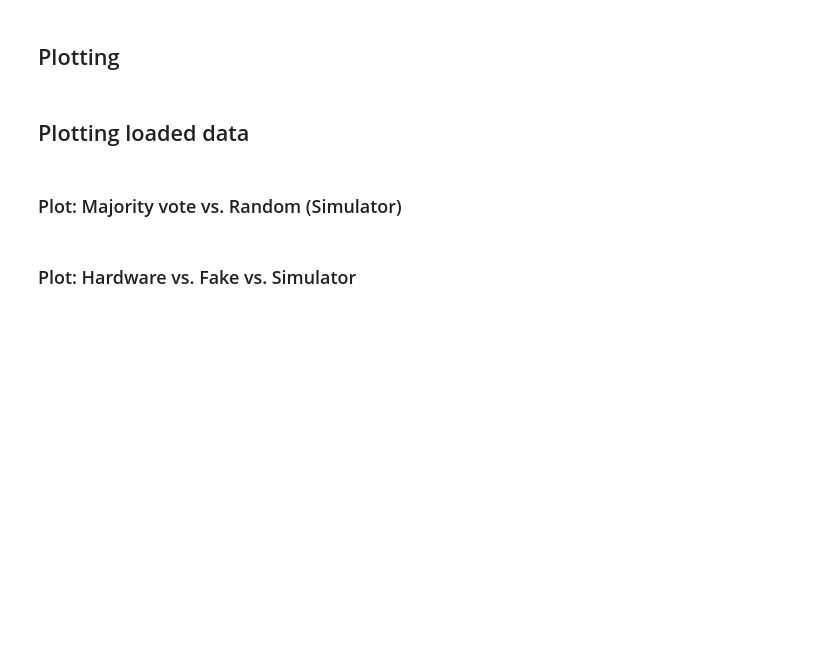
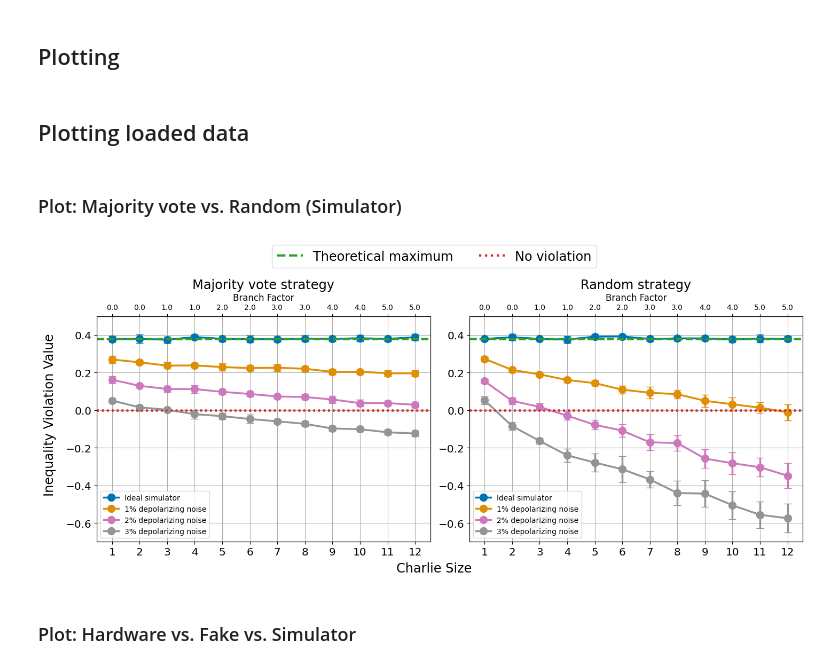
Before and after one commit to unitaryfoundation/wigners_friend, a Jupyter notebook: notebooks/semi_brukner_ewfs.ipynb, the cells around one changed output. Cells and saved outputs as stored; diff of their text form; code cells hidden in the pictures; blank space fills up the shorter version.

```diff
--- a/notebooks/semi_brukner_ewfs.ipynb
+++ b/notebooks/semi_brukner_ewfs.ipynb
@@ -604,34 +613,50 @@ fig, axs = plt.subplots(1, 2, figsize=(15, 6))
 palette = sns.color_palette("colorblind", n_colors=8)
 
 # Simulator plots
 plot_results(axs[0], ideal_sim_results_majority_vote, ideal_sim_friend_sizes_majority_vote, plot_error_bars=True, plot_title="Ideal simulator", color=palette[0], label="Ideal simulator", show_legend=True, y_min=-0.7, y_max=0.5)
 plot_results(axs[0], depolarizing_1perc_results_majority_vote, depolarizing_1perc_friend_sizes_majority_vote, plot_error_bars=True, plot_title="1% depolarizing noise", color=palette[1], label="1% depolarizing noise", show_legend=True)
 plot_results(axs[0], depolarizing_2perc_results_majority_vote, depolarizing_1perc_friend_sizes_majority_vote, plot_error_bars=True, plot_title="2% depolarizing noise", color=palette[4], label="2% depolarizing noise", show_legend=True)
 plot_results(axs[0], depolarizing_3perc_results_majority_vote, depolarizing_1perc_friend_sizes_majority_vote, plot_error_bars=True, plot_title="3% depolarizing noise", color=palette[7], label="3% depolarizing noise", show_legend=True)
 
 plot_results(axs[1], ideal_sim_results_random, ideal_sim_friend_sizes_random, plot_error_bars=True, plot_title="Ideal simulator", color=palette[0], label="Ideal simulator", show_legend=True, y_min=-0.7, y_max=0.5)
 plot_results(axs[1], depolarizing_1perc_results_random, depolarizing_1perc_friend_sizes_random, plot_error_bars=True, plot_title="1% depolarizing noise", color=palette[1], label="1% depolarizing noise", show_legend=True)
 plot_results(axs[1], depolarizing_2perc_results_random, depolarizing_1perc_friend_sizes_random, plot_error_bars=True, plot_title="2% depolarizing noise", color=palette[4], label="2% depolarizing noise", show_legend=True)
 plot_results(axs[1], depolarizing_3perc_results_random, depolarizing_1perc_friend_sizes_random, plot_error_bars=True, plot_title="3% depolarizing noise", color=palette[7], label="3% depolarizing noise", show_legend=True)
 
 axs[0].set_title("Majority vote strategy", fontsize="xx-large")
 axs[1].set_title("Random strategy", fontsize="xx-large")
 
 theoretical_max_handle = mlines.Line2D([], [], color="tab:green", linestyle="dashed", linewidth=3, label="Theoretical maximum")
 no_violation_handle = mlines.Line2D([], [], color="tab:red", linestyle="dotted", linewidth=3, label="No violation")
 
 fig.legend([theoretical_max_handle, no_violation_handle], ["Theoretical maximum", "No violation"], loc="upper center", ncol=2, bbox_to_anchor=(0.5, 1.05), fontsize="xx-large")
 
-fig.text(0.5, 0.02, "Friend Size", ha="center", va="center", fontsize="xx-large")
+fig.text(0.5, 0.02, "Charlie Size", ha="center", va="center", fontsize="xx-large")
 fig.text(0.02, 0.5, "Inequality Violation Value", ha="center", va="center", rotation="vertical", fontsize="xx-large")
+
+ax2 = axs[0].twiny()
+branch_factors = [calculate_branch_factor(fs) for fs in ideal_sim_friend_sizes_majority_vote]
+ax2.set_xlim(axs[0].get_xlim())
+ax2.set_xticks(ideal_sim_friend_sizes_majority_vote)
+ax2.set_xticklabels(branch_factors)
+ax2.set_xlabel("Branch Factor", fontsize="large")
+
+ax2 = axs[1].twiny()
+branch_factors = [calculate_branch_factor(fs) for fs in ideal_sim_friend_sizes_random]
+ax2.set_xlim(axs[0].get_xlim())
+ax2.set_xticks(ideal_sim_friend_sizes_random)
+ax2.set_xticklabels(branch_factors)
+ax2.set_xlabel("Branch Factor", fontsize="large")
 
 for ax in np.ravel(axs):
     ax.tick_params(axis="x", labelsize="x-large")
     ax.tick_params(axis="y", labelsize="x-large")
 
 plt.tight_layout(rect=[0.03, 0.03, 0.97, 0.95])
 plt.savefig("ghz_strategy_simulator_comparison.pdf", bbox_inches="tight")
 plt.show()
+# %% [output]
+[figure, added]
 # %% [markdown]
 ### Plot: Hardware vs. Fake vs. Simulator
 # %%
```
Also changed, not shown: parts of 20 cells of this notebook.
